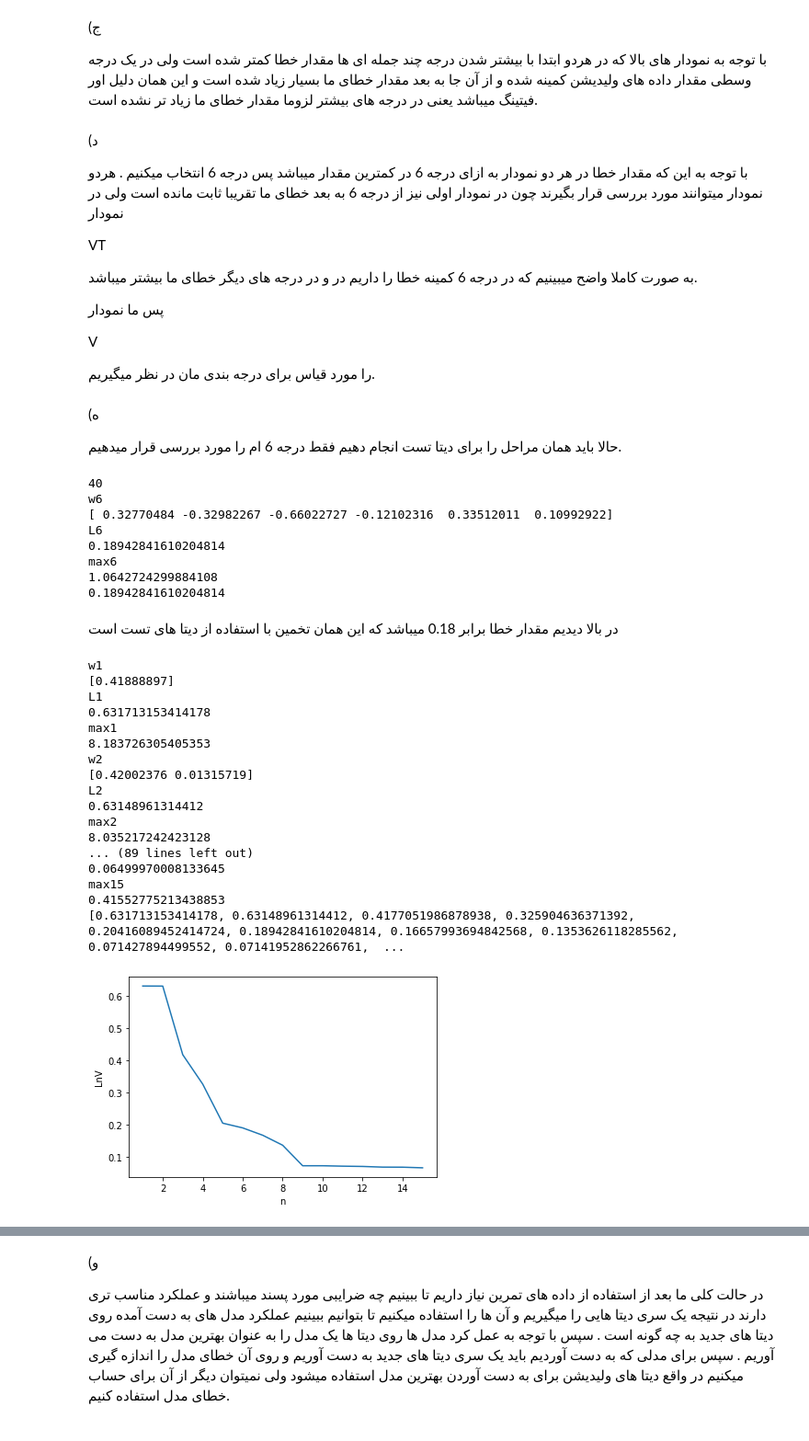
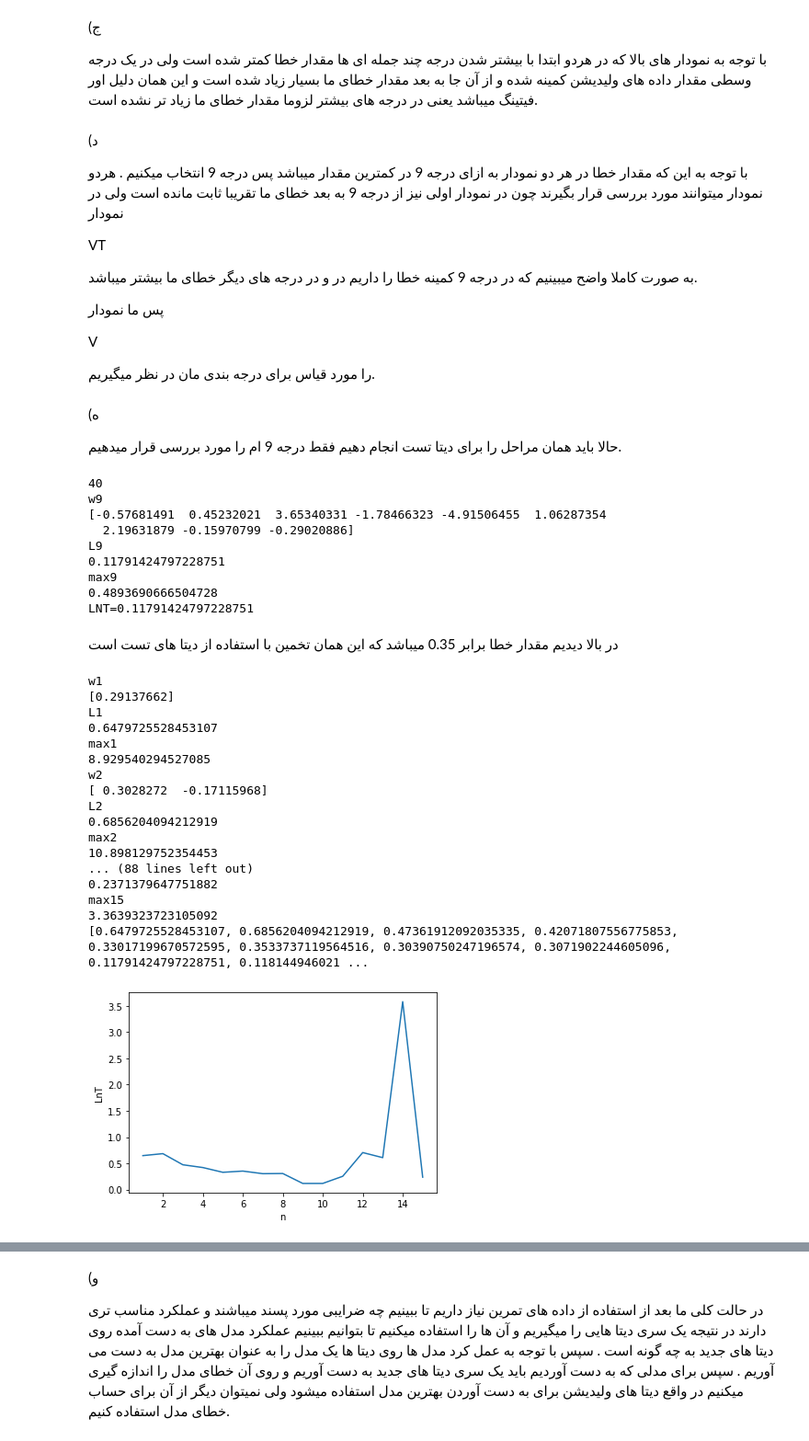
Before and after one commit to alirezakhaleghianaghizi/ml_1401, a Jupyter notebook: q2ml1401.ipynb, the cells around one changed output, grey strips where cells are left out. Shown at 92% size. Cells and saved outputs as stored; diff of their text form; code cells hidden in the pictures.

```diff
--- a/q2ml1401.ipynb
+++ b/q2ml1401.ipynb
@@ -170,7 +170,8 @@ Ln=[]
 for i in range(15):
   spi=spiFunctionN(i+1,S)
   w=WofN(yS,spi)
-  li=calLsn(w,yV,spi)
+  spi2=spiFunctionN(i+1,V)
+  li=calLsn(w,yV,spi2)
   Ln.append(li)
 print(Ln)
 import matplotlib.pyplot as plt
@@ -209,12 +210,12 @@ max15
 # %% [markdown]
 (د
 
-با توجه به این که مقدار خطا در هر دو نمودار به ازای درجه 6  در کمترین مقدار میباشد پس درجه 6 انتخاب میکنیم .
-هردو نمودار میتوانند مورد بررسی قرار بگیرند چون در نمودار اولی نیز از درجه 6 به بعد خطای ما تقریبا ثابت مانده است ولی در نمودار
+با توجه به این که مقدار خطا در هر دو نمودار به ازای درجه 9  در کمترین مقدار میباشد پس درجه 9 انتخاب میکنیم .
+هردو نمودار میتوانند مورد بررسی قرار بگیرند چون در نمودار اولی نیز از درجه 9 به بعد خطای ما تقریبا ثابت مانده است ولی در نمودار
 
 VT
 
-به صورت کاملا واضح میبینیم که در درجه 6 کمینه خطا را داریم در و در درجه های دیگر خطای ما بیشتر میباشد.
+به صورت کاملا واضح میبینیم که در درجه 9 کمینه خطا را داریم در و در درجه های دیگر خطای ما بیشتر میباشد.
 
 پس ما نمودار
 
@@ -224,61 +225,64 @@ V
 # %% [markdown]
 (ه
 
-حالا باید همان مراحل را برای دیتا تست انجام دهیم فقط درجه 6 ام را مورد بررسی قرار میدهیم.
+حالا باید همان مراحل را برای دیتا تست انجام دهیم فقط درجه 9 ام را مورد بررسی قرار میدهیم.
 # %%
 tra= np.array(T).T
 yT=tra[1]
 yT=np.array(yT,dtype=float)
 print(len(yT))
-spi=spiFunctionN(6,T)
-w=WofN(yT,spi)
-LnT=calLsn(w,yT,spi)
-print(LnT)
+spi=spiFunctionN(9,S)
+w=WofN(yS,spi)
+spi2=spiFunctionN(9,T)
+LnT=calLsn(w,yT,spi2)
+print("LNT="+str(LnT))
 # %% [output]
 40
-w6
-[ 0.32770484 -0.32982267 -0.66022727 -0.12102316  0.33512011  0.10992922]
-L6
-0.18942841610204814
-max6
-1.0642724299884108
-0.18942841610204814
+w9
+[-0.57681491  0.45232021  3.65340331 -1.78466323 -4.91506455  1.06287354
+  2.19631879 -0.15970799 -0.29020886]
+L9
+0.11791424797228751
+max9
+0.4893690666504728
+LNT=0.11791424797228751
 # %% [markdown]
-در بالا دیدیم مقدار خطا برابر 0.18 میباشد که این همان تخمین با استفاده از دیتا های تست است
+در بالا دیدیم مقدار خطا برابر 0.35 میباشد که این همان تخمین با استفاده از دیتا های تست است
 # %%
 Ln=[]
 for i in range(15):
-  spi=spiFunctionN(i+1,T)
-  w=WofN(yT,spi)
-  li=calLsn(w,yT,spi)
+  spi=spiFunctionN(i+1,S)
+  w=WofN(yS,spi)
+  spi2=spiFunctionN(i+1,T)
+  li=calLsn(w,yT,spi2)
   Ln.append(li)
 print(Ln)
 import matplotlib.pyplot as plt
 xaxis=[]
 for i in range(15):
   xaxis.append(i+1)
 xpoints = np.array(xaxis)
 ypoints = np.array(Ln)
 plt.xlabel("n")
 plt.ylabel("LnT")
 plt.plot(xpoints, ypoints)
 plt.show()
 # %% [output]
 w1
-[0.41888897]
+[0.29137662]
 L1
-0.631713153414178
+0.6479725528453107
 max1
-8.183726305405353
+8.929540294527085
 w2
-[0.42002376 0.01315719]
+[ 0.3028272  -0.17115968]
 L2
-0.63148961314412
+0.6856204094212919
 max2
-8.035217242423128
-... (89 lines left out)
-0.06499970008133645
+10.898129752354453
+... (88 lines left out)
+0.2371379647751882
 max15
-0.41552775213438853
-[0.631713153414178, 0.63148961314412, 0.4177051986878938, 0.325904636371392, 0.20416089452414724, 0.18942841610204814, 0.16657993694842568, 0.1353626118285562, 0.071427894499552, 0.07141952862266761,  ...
+3.3639323723105092
+[0.6479725528453107, 0.6856204094212919, 0.47361912092035335, 0.42071807556775853, 0.33017199670572595, 0.3533737119564516, 0.30390750247196574, 0.3071902244605096, 0.11791424797228751, 0.118144946021 ...
-[figure, old version]
+[figure, new version]
```
Also changed, not shown: parts of 2 cells of this notebook.
